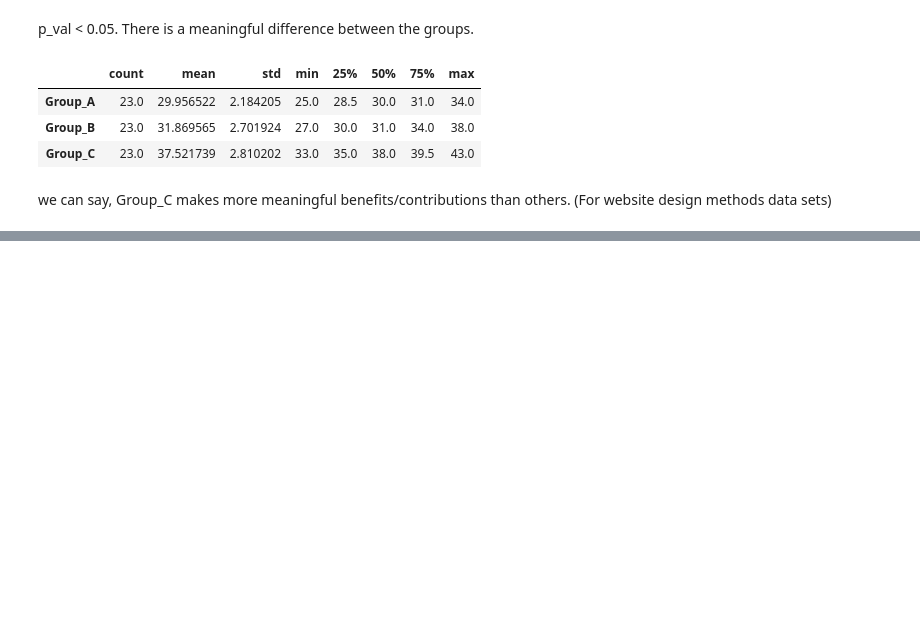
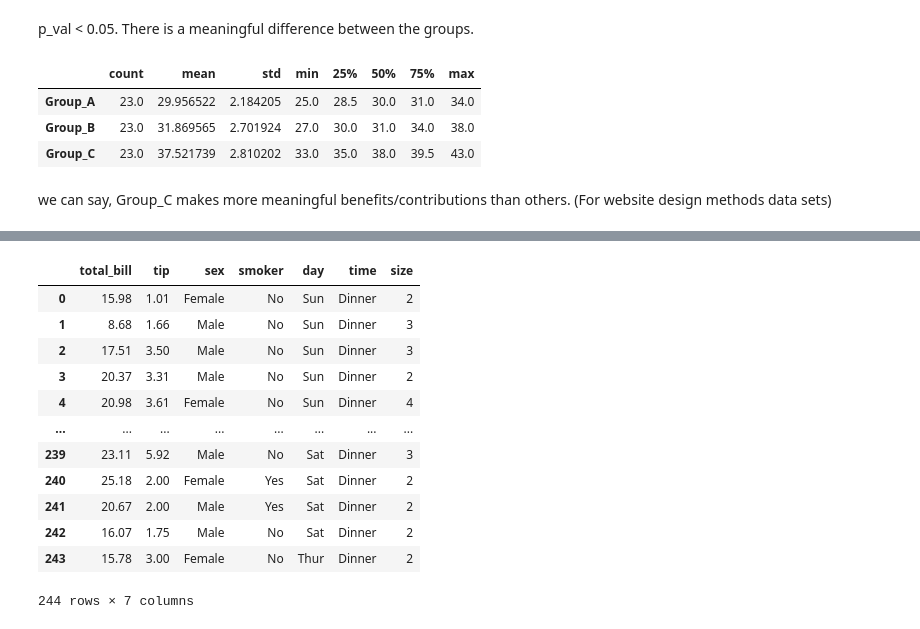
Before and after one commit to Bahrihan/DS_StatisticPractices, a Jupyter notebook: HypothesisParametricT3.ipynb, the cells around one changed output, grey strips where cells are left out. Saved outputs shown, nothing was run; the diff lists cells and outputs as text; code cells hidden in the pictures; blank space fills up the shorter version.

```diff
--- a/HypothesisParametricT3.ipynb
+++ b/HypothesisParametricT3.ipynb
@@ -391,0 +414,18 @@ we can say, Group_C makes more meaningful benefits/contributions than others.
+# %%
+#total_bill includes tip. so, we should clean the payment before the correlation analysis
+tips_df["total_bill"] = tips_df["total_bill"] - tips_df["tip"]
+tips_df
+# %% [output]
+|  | total_bill | tip | sex | smoker | day | time | size |
+| 0 | 15.98 | 1.01 | Female | No | Sun | Dinner | 2 |
+| 1 | 8.68 | 1.66 | Male | No | Sun | Dinner | 3 |
+| 2 | 17.51 | 3.50 | Male | No | Sun | Dinner | 3 |
+| 3 | 20.37 | 3.31 | Male | No | Sun | Dinner | 2 |
+| 4 | 20.98 | 3.61 | Female | No | Sun | Dinner | 4 |
+| ... | ... | ... | ... | ... | ... | ... | ... |
+| 239 | 23.11 | 5.92 | Male | No | Sat | Dinner | 3 |
+| 240 | 25.18 | 2.00 | Female | Yes | Sat | Dinner | 2 |
+| 241 | 20.67 | 2.00 | Male | Yes | Sat | Dinner | 2 |
+| 242 | 16.07 | 1.75 | Male | No | Sat | Dinner | 2 |
+| 243 | 15.78 | 3.00 | Female | No | Thur | Dinner | 2 |
+244 rows × 7 columns
```
Also changed, not shown: parts of 12 cells of this notebook.
